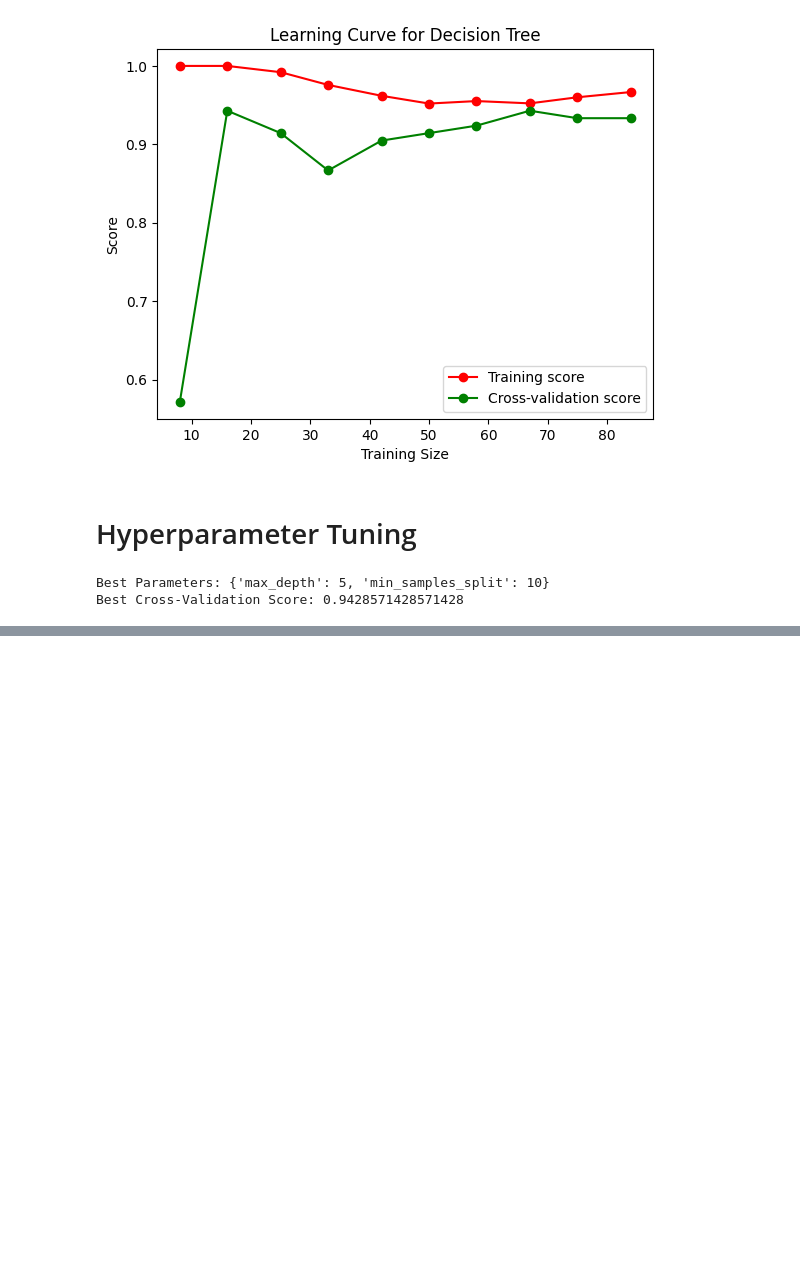
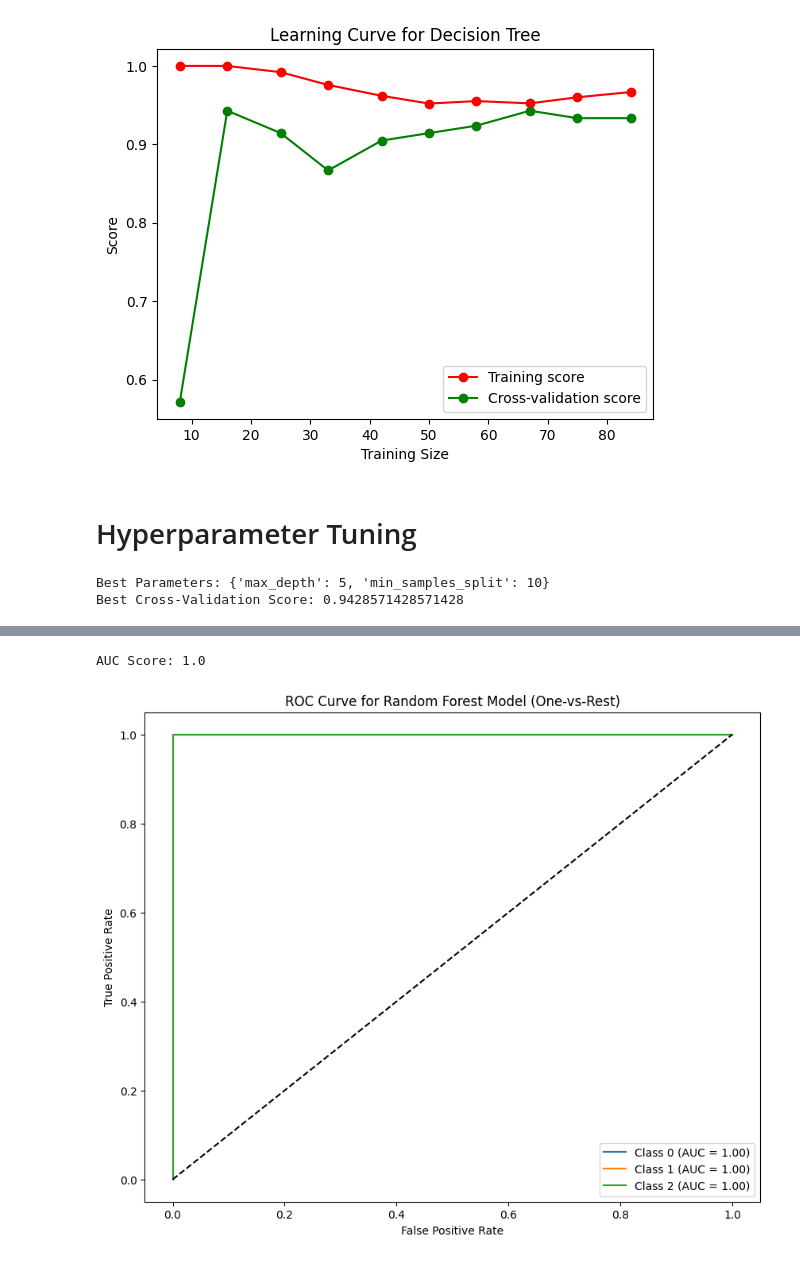
Before and after one commit to riponalmamun/MangoLeafBD, a Jupyter notebook: MangoLeafBD.ipynb, the cells around one changed output, grey strips where cells are left out. Drawn from its saved outputs; the diff is of its cells as text; code cells hidden in the pictures; blank space fills up the shorter version.

```diff
--- a/MangoLeafBD.ipynb
+++ b/MangoLeafBD.ipynb
@@ -241,0 +292,28 @@ Best Cross-Validation Score: 0.9428571428571428
+# %%
+from sklearn.metrics import roc_curve, auc
+from sklearn.preprocessing import label_binarize
+from sklearn.metrics import roc_auc_score
+
+# Assuming your model was trained on 3 classes, adjust the classes in label_binarize accordingly
+y_test_bin = label_binarize(y_test, classes=[0, 1, 2])  # Updated to 3 classes to match y_score
+y_score = rf_clf.predict_proba(X_test)
+
+# Calculate and print AUC score
+auc_score = roc_auc_score(y_test_bin, y_score, multi_class="ovr")
+print("AUC Score:", auc_score)
+
+plt.figure(figsize=(10, 8))
+# Iterate over the correct number of classes (3 in this case)
+for i in range(y_score.shape[1]):  # Changed loop to use y_score's shape
+    fpr, tpr, _ = roc_curve(y_test_bin[:, i], y_score[:, i])
+    plt.plot(fpr, tpr, label=f"Class {i} (AUC = {auc(fpr, tpr):.2f})")
+
+plt.plot([0, 1], [0, 1], 'k--')
+plt.xlabel("False Positive Rate")
+plt.ylabel("True Positive Rate")
+plt.title("ROC Curve for Random Forest Model (One-vs-Rest)")
+plt.legend(loc="lower right")
+plt.show()
+# %% [output]
+AUC Score: 1.0
+[figure, added]
```
Also changed, not shown: parts of 8 cells of this notebook.
